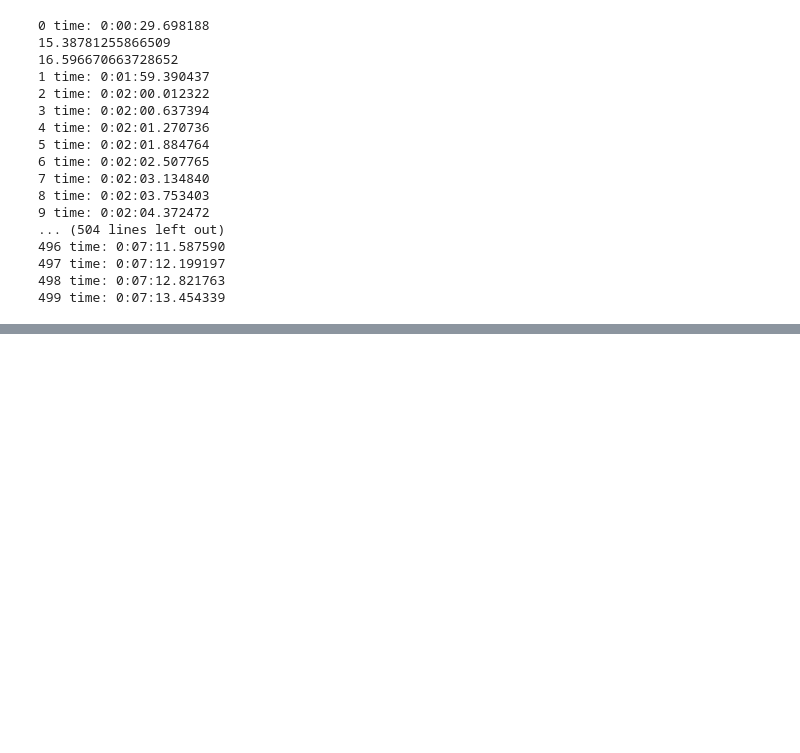
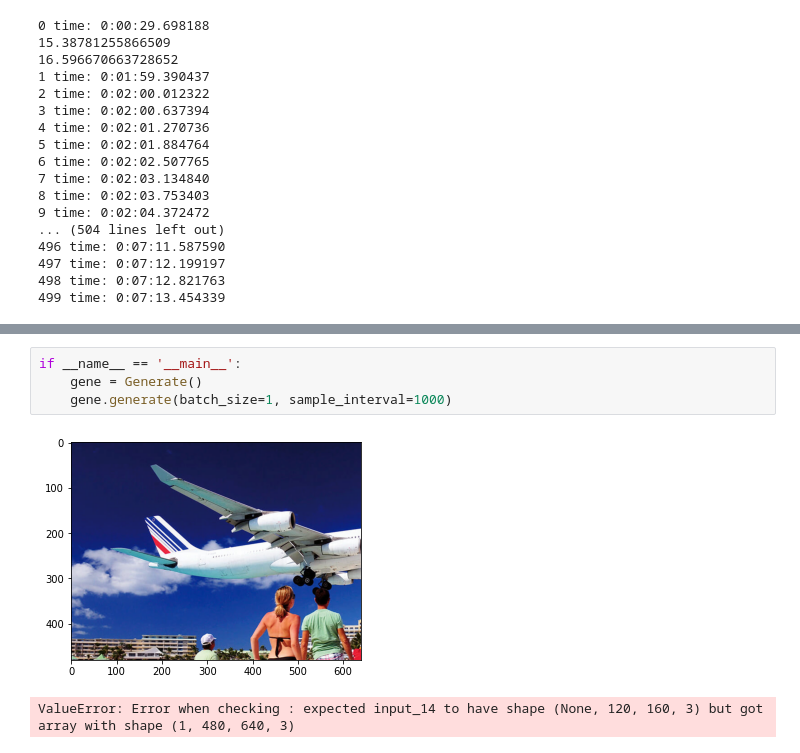
Before and after one commit to Takayu99/srgan, a Jupyter notebook: SRGAN/SRGAN.ipynb, the cells around one changed output, grey strips where cells are left out. Drawn from its saved outputs; the diff is of its cells as text; blank space fills up the shorter version.

```diff
--- a/SRGAN/SRGAN.ipynb
+++ b/SRGAN/SRGAN.ipynb
@@ -445,0 +546,7 @@ if __name__ == '__main__':
+# %%
+if __name__ == '__main__':
+    gene = Generate()
+    gene.generate(batch_size=1, sample_interval=1000)
+# %% [output]
+[figure, added]
+ValueError: Error when checking : expected input_14 to have shape (None, 120, 160, 3) but got array with shape (1, 480, 640, 3)
```
Also changed, not shown: parts of 6 cells of this notebook.
